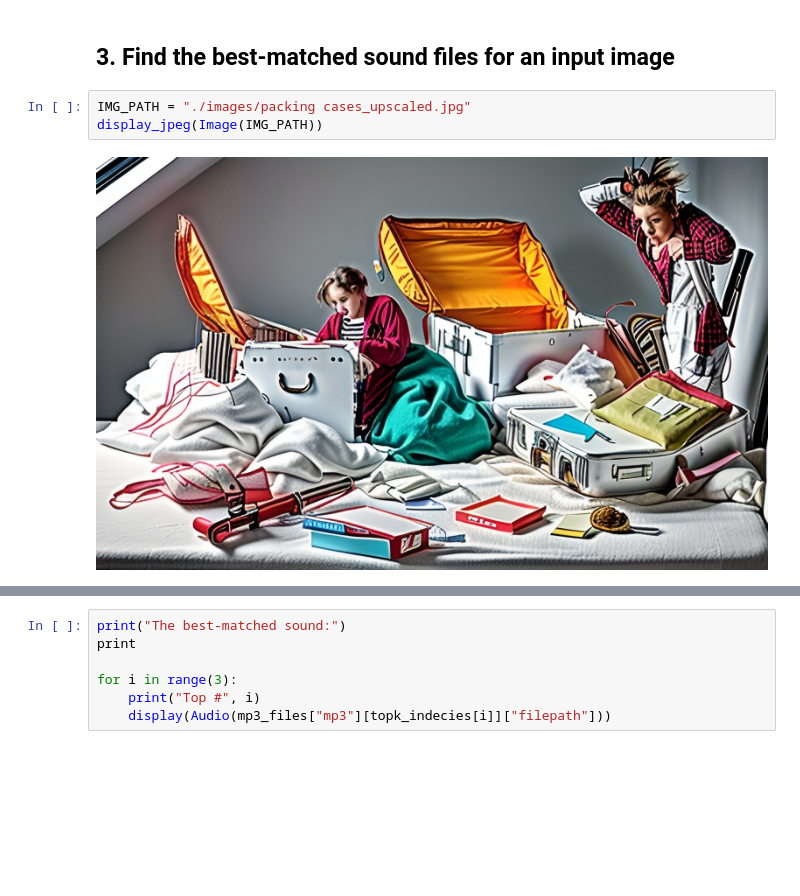
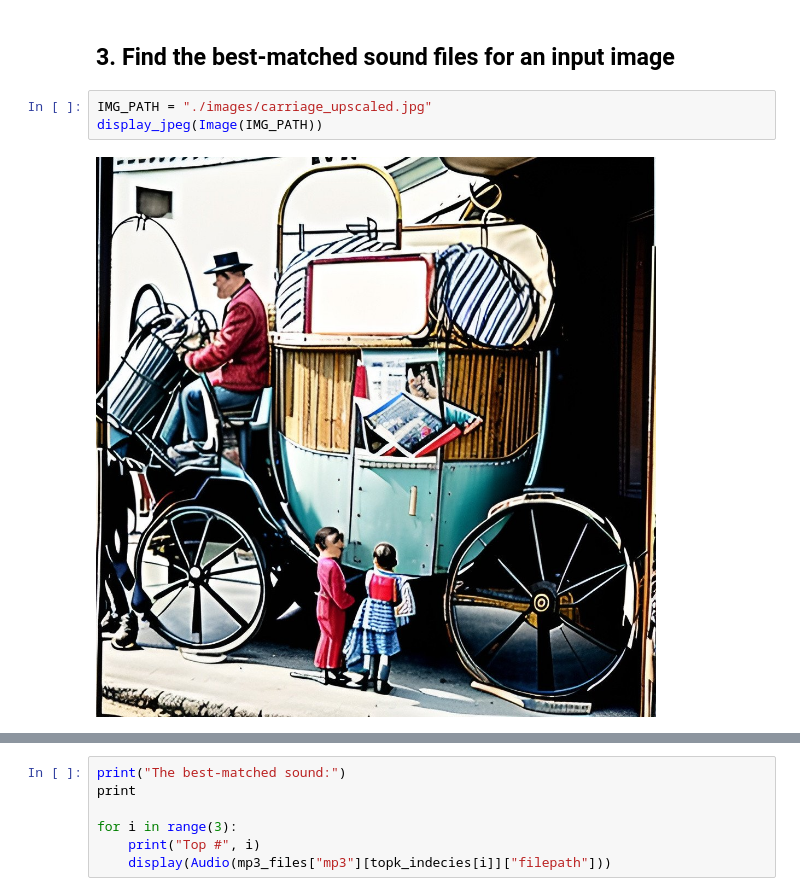
Before and after one commit to AlexanderBroad/AI_B, a Jupyter notebook: 2469117B_AI_B_Portfolio.ipynb, the cells around one changed output, grey strips where cells are left out. Cells and saved outputs as stored; diff of their text form; blank space fills up the shorter version.

```diff
--- a/2469117B_AI_B_Portfolio.ipynb
+++ b/2469117B_AI_B_Portfolio.ipynb
@@ -173,10 +176,10 @@ sound_features = np.load("./data/song_features.npy")
 # %% [markdown]
 ## 3. Find the best-matched sound files for an input image
 # %%
-IMG_PATH = "./images/packing cases_upscaled.jpg"
+IMG_PATH = "./images/carriage_upscaled.jpg"
 display_jpeg(Image(IMG_PATH))
 # %% [output]
-[figure, old version]
+[figure, new version]
 # %%
 # Extract image features using ImageNet model(MobileNet)
 img_feature = get_image_features(imagenet, IMG_PATH)
```
Also changed, not shown: parts of 31 cells of this notebook.
